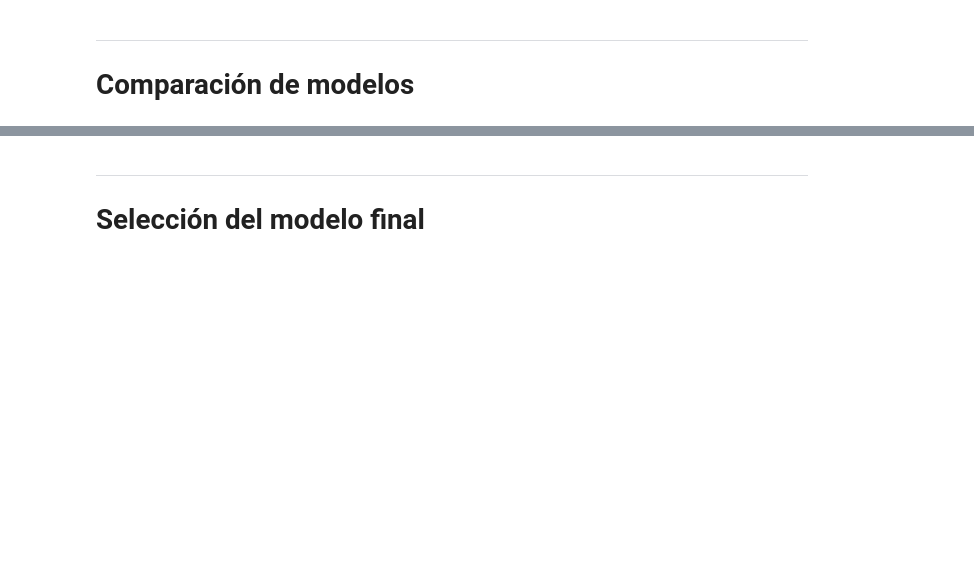
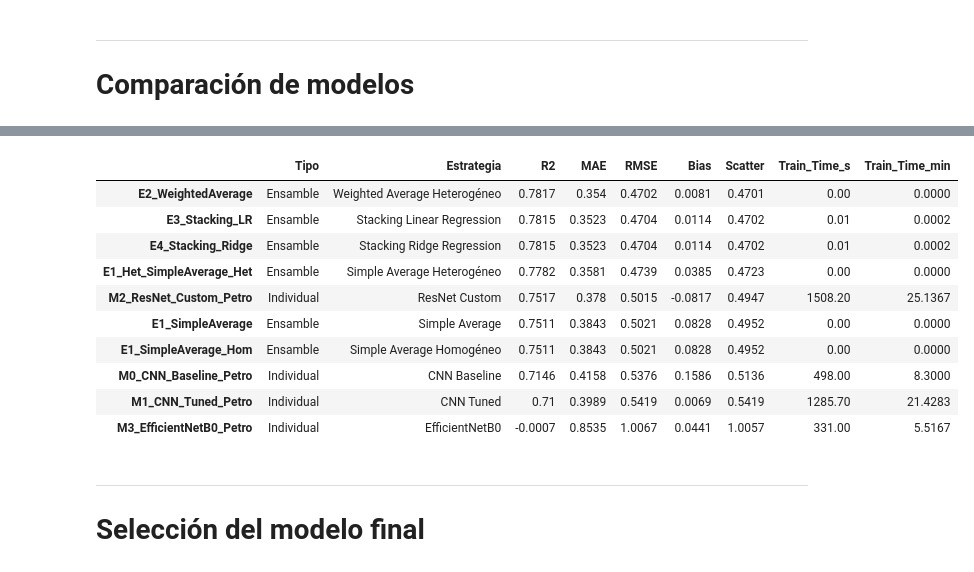
Before and after one commit to GusMorales14/Avance5.-61, a Jupyter notebook: Avance5.61.ipynb, the cells around one changed output, grey strips where cells are left out. Drawn from its saved outputs; the diff is of its cells as text; code cells hidden in the pictures; blank space fills up the shorter version.

Commit message:
Tabla comparativa

```diff
--- a/Avance5.61.ipynb
+++ b/Avance5.61.ipynb
@@ -590,7 +595,7 @@ metrics_avg = evaluate_regression_complete(
     "LogMass"
 )
 
-results_registry["E1_SimpleAverage"] = metrics_avg
+results_registry["E1_Het_SimpleAverage_Het"] = metrics_avg
 # %% [output]
 ENSAMBLE 1 - SIMPLE AVERAGE
 
@@ -627,0 +826,5 @@ ___
+# %%
+#meta-modelo combina las predicciones de M0, M1 y M2.
+y_pred_test_stack_lr = meta_lr.predict(
+    X_meta_test
+)
@@ -631,0 +958,12 @@ ___
+# %%
+# 7. Evaluar ensamble
+
+print("ENSAMBLE 4 - STACKING RIDGE REGRESSION\n")
+
+metrics_stack_ridge = evaluate_regression_complete(
+    y_test,
+    y_pred_test_stack_ridge,
+    "LogMass"
+)
+
+results_registry["E4_Stacking_Ridge"] = metrics_stack_ridge
@@ -636,3 +1054,71 @@ ___
+# %%
+# Creación de tabla comparativa
+
+train_times = {
+    "M0_CNN_Baseline_Petro": 498.0,
+    "M1_CNN_Tuned_Petro": 1285.7,
+    "M2_ResNet_Custom_Petro": 1508.2,
+    "M3_EfficientNetB0_Petro": 331.0,
+
+    "E1_SimpleAverage_Hom": 0.0,
+    "E1_Het_SimpleAverage_Het": 0.0,
+    "E2_WeightedAverage": 0.0,
+    "E3_Stacking_LR": 0.01,
+    "E4_Stacking_Ridge": 0.01,
+    "E1_SimpleAverage": 0.0
+}
+
+model_info = {
+    "M0_CNN_Baseline_Petro": ["Individual", "CNN Baseline"],
+    "M1_CNN_Tuned_Petro": ["Individual", "CNN Tuned"],
+    "M2_ResNet_Custom_Petro": ["Individual", "ResNet Custom"],
+    "M3_EfficientNetB0_Petro": ["Individual", "EfficientNetB0"],
+
+    "E1_SimpleAverage_Hom": ["Ensamble", "Simple Average Homogéneo"],
+    "E1_Het_SimpleAverage_Het": ["Ensamble", "Simple Average Heterogéneo"],
+    "E2_WeightedAverage": ["Ensamble", "Weighted Average Heterogéneo"],
+    "E3_Stacking_LR": ["Ensamble", "Stacking Linear Regression"],
+    "E4_Stacking_Ridge": ["Ensamble", "Stacking Ridge Regression"],
+    "E1_SimpleAverage": ["Ensamble", "Simple Average"]
+}
+
+comparison_df = pd.DataFrame(results_registry).T.copy()
+
+comparison_df["Tipo"] = comparison_df.index.map(lambda x: model_info[x][0])
+comparison_df["Estrategia"] = comparison_df.index.map(lambda x: model_info[x][1])
+comparison_df["Train_Time_s"] = comparison_df.index.map(train_times)
+comparison_df["Train_Time_min"] = comparison_df["Train_Time_s"] / 60
+
+cols = [
+    "Tipo",
+    "Estrategia",
+    "R2",
+    "MAE",
+    "RMSE",
+    "Bias",
+    "Scatter",
+    "Train_Time_s",
+    "Train_Time_min"
+]
+
+comparison_df = comparison_df[cols].sort_values(
+    by="R2",
+    ascending=False
+)
+
+comparison_df.round(4)
+# %% [output]
+|  | Tipo | Estrategia | R2 | MAE | RMSE | Bias | Scatter | Train_Time_s | Train_Time_min |
+| E2_WeightedAverage | Ensamble | Weighted Average Heterogéneo | 0.7817 | 0.354 | 0.4702 | 0.0081 | 0.4701 | 0.00 | 0.0000 |
+| E3_Stacking_LR | Ensamble | Stacking Linear Regression | 0.7815 | 0.3523 | 0.4704 | 0.0114 | 0.4702 | 0.01 | 0.0002 |
+| E4_Stacking_Ridge | Ensamble | Stacking Ridge Regression | 0.7815 | 0.3523 | 0.4704 | 0.0114 | 0.4702 | 0.01 | 0.0002 |
+| E1_Het_SimpleAverage_Het | Ensamble | Simple Average Heterogéneo | 0.7782 | 0.3581 | 0.4739 | 0.0385 | 0.4723 | 0.00 | 0.0000 |
+| M2_ResNet_Custom_Petro | Individual | ResNet Custom | 0.7517 | 0.378 | 0.5015 | -0.0817 | 0.4947 | 1508.20 | 25.1367 |
+| E1_SimpleAverage | Ensamble | Simple Average | 0.7511 | 0.3843 | 0.5021 | 0.0828 | 0.4952 | 0.00 | 0.0000 |
+| E1_SimpleAverage_Hom | Ensamble | Simple Average Homogéneo | 0.7511 | 0.3843 | 0.5021 | 0.0828 | 0.4952 | 0.00 | 0.0000 |
+| M0_CNN_Baseline_Petro | Individual | CNN Baseline | 0.7146 | 0.4158 | 0.5376 | 0.1586 | 0.5136 | 498.00 | 8.3000 |
+| M1_CNN_Tuned_Petro | Individual | CNN Tuned | 0.71 | 0.3989 | 0.5419 | 0.0069 | 0.5419 | 1285.70 | 21.4283 |
+| M3_EfficientNetB0_Petro | Individual | EfficientNetB0 | -0.0007 | 0.8535 | 1.0067 | 0.0441 | 1.0057 | 331.00 | 5.5167 |
 # %% [markdown]
 ___
 
```
Also changed, not shown: parts of 30 cells of this notebook.
